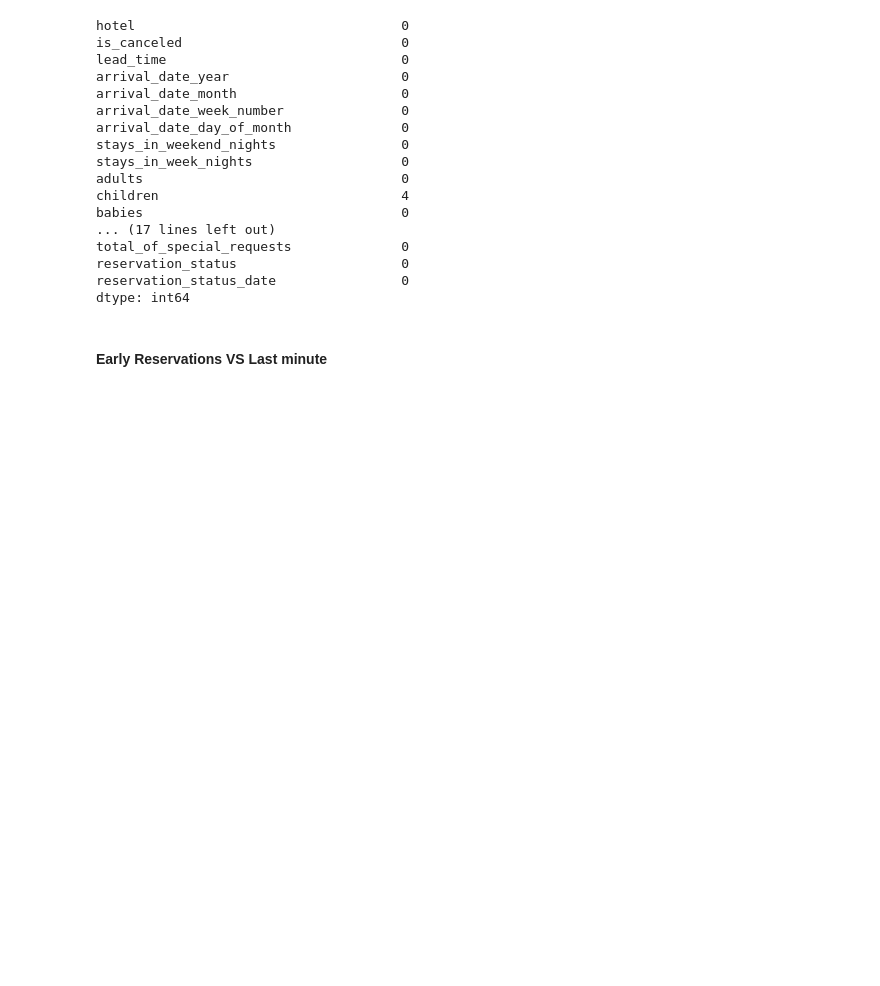
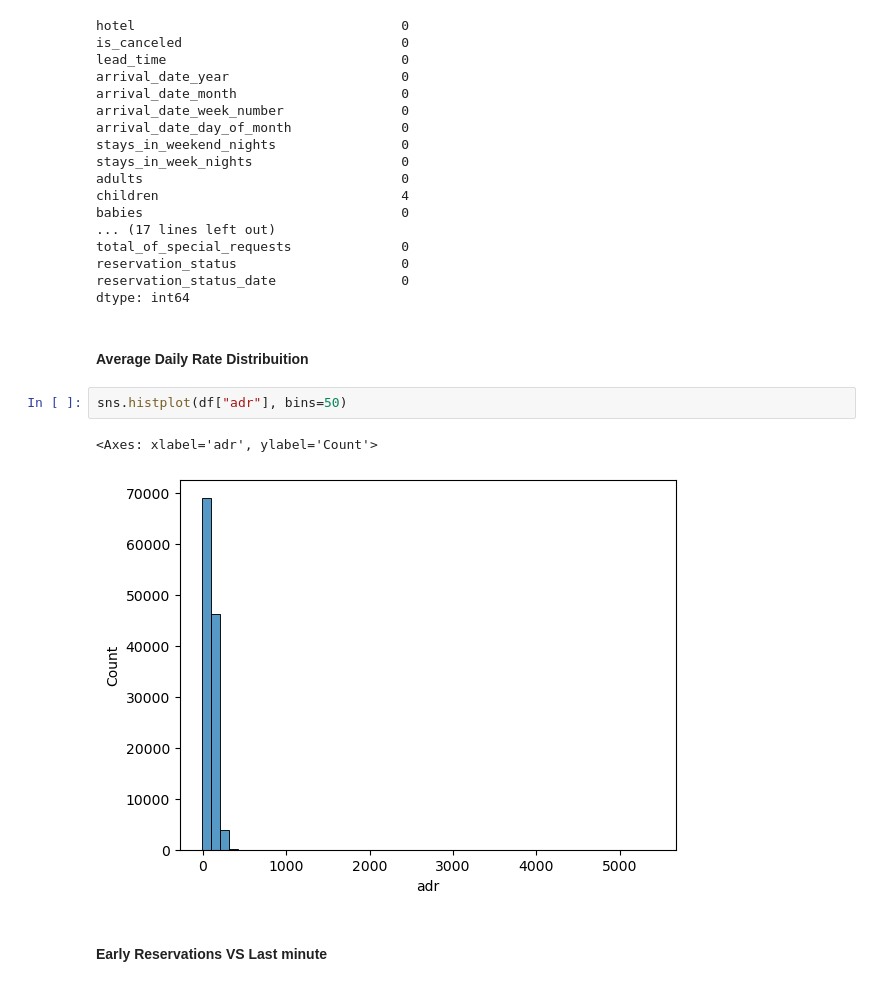
Before and after one commit to alexandreffs/UnsupervisedLearningProj, a Jupyter notebook: project.ipynb, the cells around one changed output. Saved outputs shown, nothing was run; the diff lists cells and outputs as text; blank space fills up the shorter version.

```diff
--- a/project.ipynb
+++ b/project.ipynb
@@ -67,6 +67,13 @@ total_of_special_requests              0
 reservation_status                     0
 reservation_status_date                0
 dtype: int64
+# %% [markdown]
+#### Average Daily Rate Distribuition
+# %%
+sns.histplot(df["adr"], bins=50)
+# %% [output]
+<Axes: xlabel='adr', ylabel='Count'>
+[figure, added]
 # %% [markdown]
 #### Early Reservations VS Last minute
 # %%
```
Also changed, not shown: parts of 17 cells of this notebook, 1 other file.
